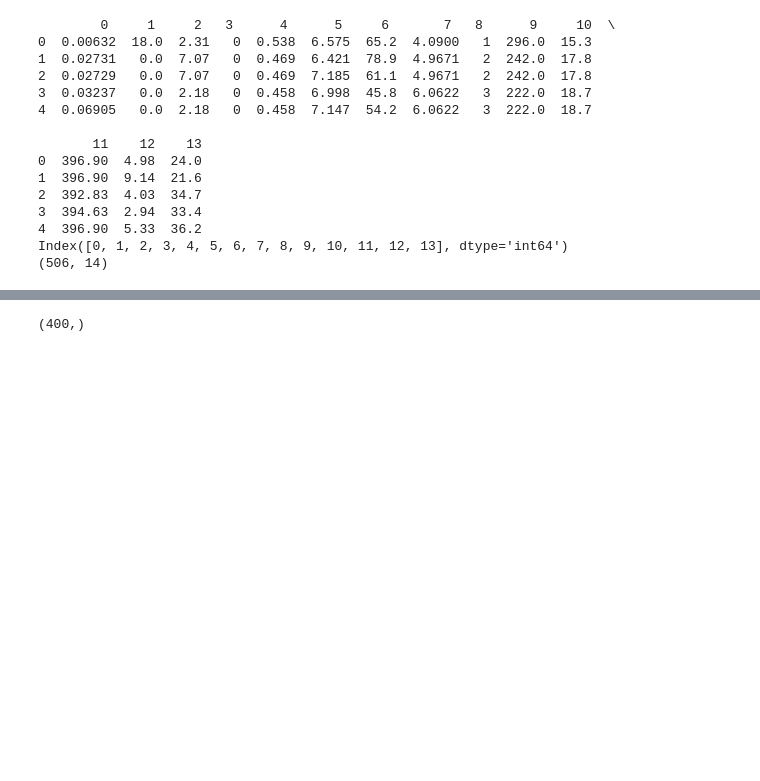
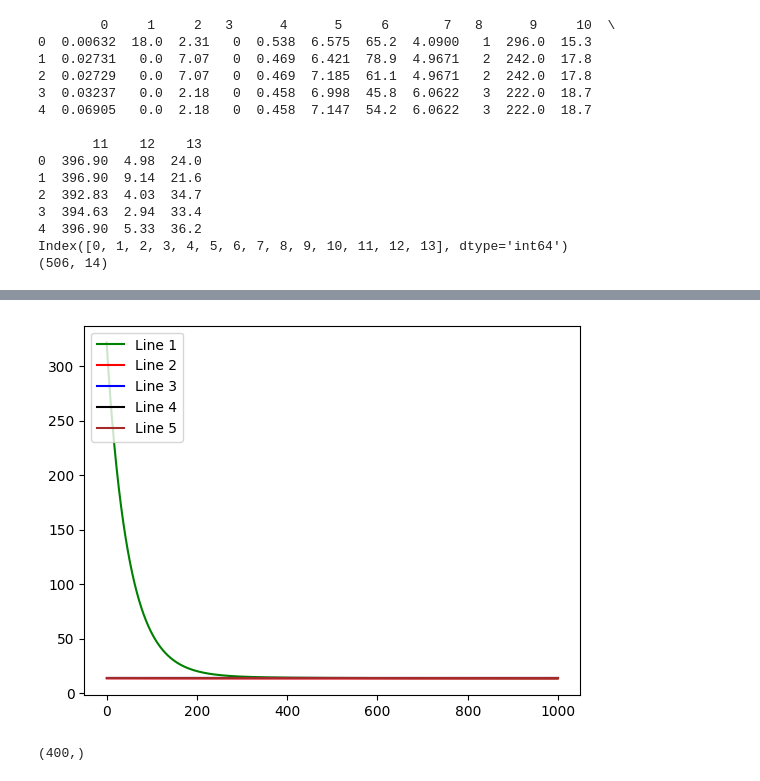
Before and after one commit to Aftaab25/masters-uni, a Jupyter notebook: aml-lab/lab1/lab1.ipynb, the cells around one changed output, grey strips where cells are left out. Drawn from its saved outputs; the diff is of its cells as text; code cells hidden in the pictures; blank space fills up the shorter version.

```diff
--- a/aml-lab/lab1/lab1.ipynb
+++ b/aml-lab/lab1/lab1.ipynb
@@ -111,3 +156,26 @@ MSE: 425.2819199441385
+# %%
+# Plot between update and theta
+
+# plt.figure()
+# plt.plot(range(1000), costs, marker='o', linestyle='-', color='b')
+# plt.title('Plot: Costs per iterations')
+# plt.xlabel('iteration')
+# plt.ylabel('cost')
+
+# # plt.grid(True)
+
+# plt.show()
+
+fig, ax = plt.subplots()
+ax.plot(range(1000), multi_costs[0], color = 'green', label = 'Line 1')
+ax.plot(range(1000), multi_costs[1], color = 'red', label = 'Line 2')
+ax.plot(range(1000), multi_costs[2], color = 'blue', label = 'Line 3')
+ax.plot(range(1000), multi_costs[3], color = 'black', label = 'Line 4')
+ax.plot(range(1000), multi_costs[4], color = 'brown', label = 'Line 5')
+ax.legend(loc = 'upper left')
+plt.show()
+# %% [output]
+[figure, added]
 # %%
 update = np.zeros(X_train.shape[1])
 update
```
Also changed, not shown: parts of 5 cells of this notebook.
